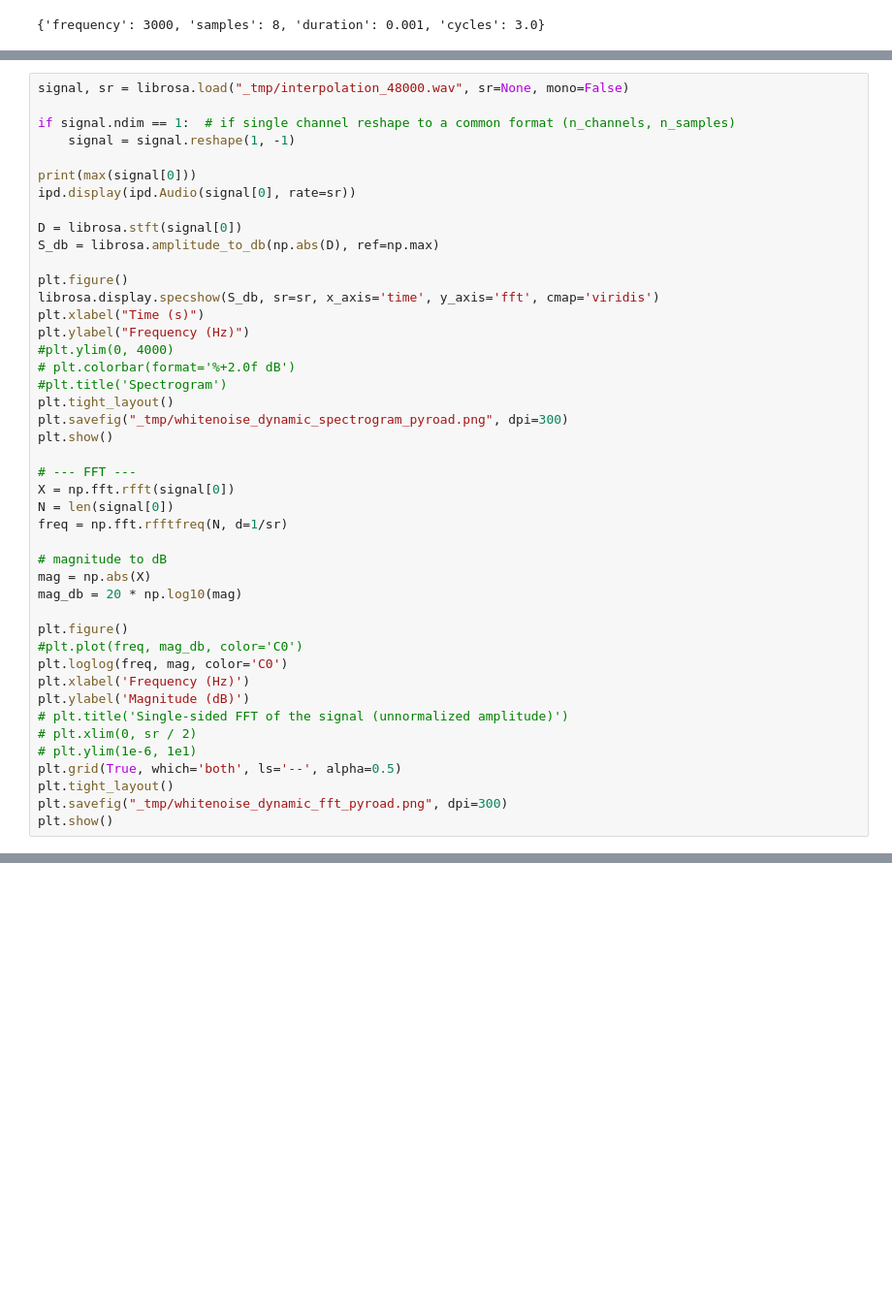
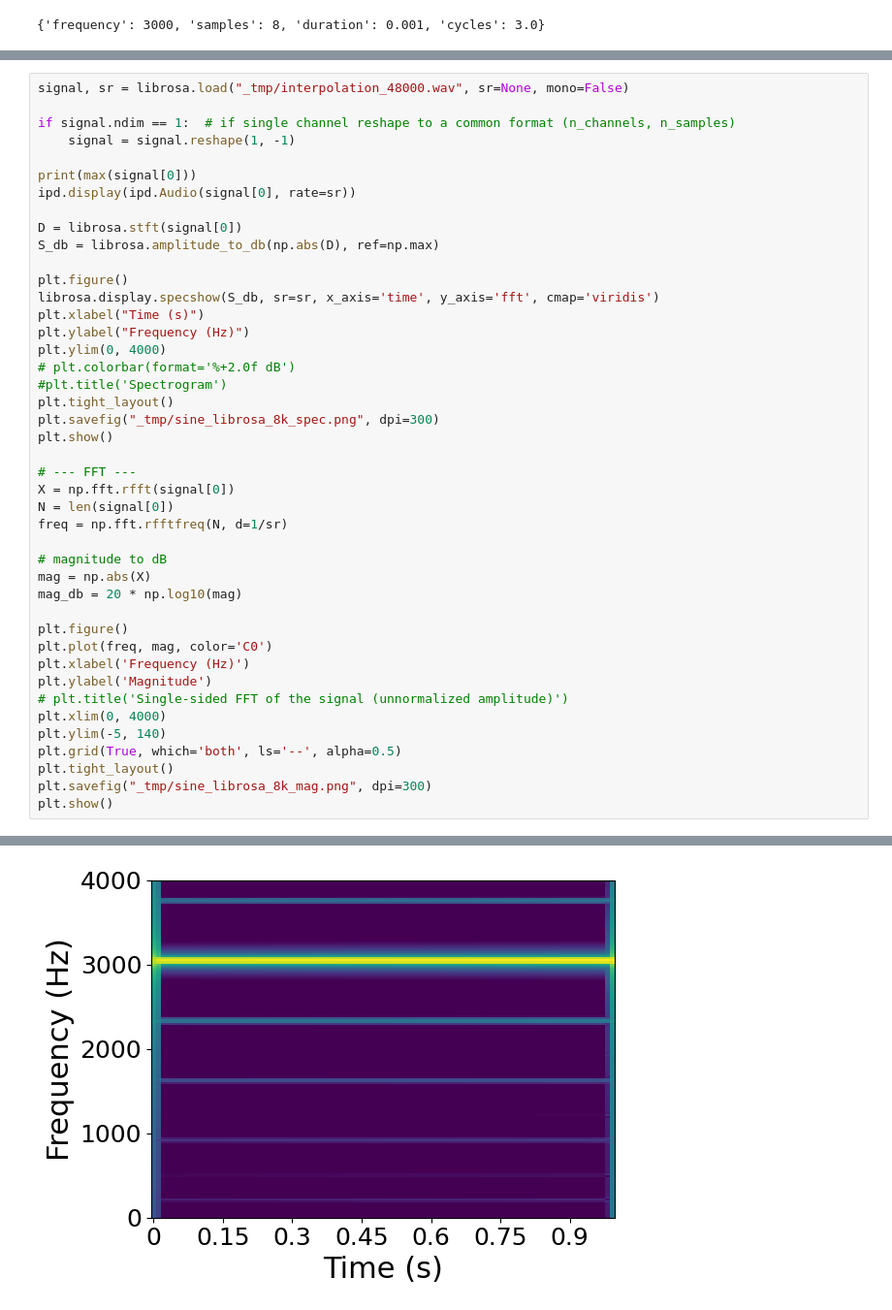
Before and after one commit to vlsi-nanocomputing/dynamic-sound, a Jupyter notebook: examples/time_interpolation.ipynb, the cells around one changed output, grey strips where cells are left out. Shown at 97% size. Drawn from its saved outputs; the diff is of its cells as text; blank space fills up the shorter version.

```diff
--- a/examples/time_interpolation.ipynb
+++ b/examples/time_interpolation.ipynb
@@ -327,11 +342,11 @@ plt.figure()
 librosa.display.specshow(S_db, sr=sr, x_axis='time', y_axis='fft', cmap='viridis')
 plt.xlabel("Time (s)")
 plt.ylabel("Frequency (Hz)")
-#plt.ylim(0, 4000)
+plt.ylim(0, 4000)
 # plt.colorbar(format='%+2.0f dB')
 #plt.title('Spectrogram')
 plt.tight_layout()
-plt.savefig("_tmp/whitenoise_dynamic_spectrogram_pyroad.png", dpi=300)
+plt.savefig("_tmp/sine_librosa_8k_spec.png", dpi=300)
 plt.show()
 
 # --- FFT ---
@@ -344,14 +359,14 @@ mag = np.abs(X)
 mag_db = 20 * np.log10(mag)
 
 plt.figure()
-#plt.plot(freq, mag_db, color='C0')
-plt.loglog(freq, mag, color='C0')
+plt.plot(freq, mag, color='C0')
 plt.xlabel('Frequency (Hz)')
-plt.ylabel('Magnitude (dB)')
+plt.ylabel('Magnitude')
 # plt.title('Single-sided FFT of the signal (unnormalized amplitude)')
-# plt.xlim(0, sr / 2)
-# plt.ylim(1e-6, 1e1)
+plt.xlim(0, 4000)
+plt.ylim(-5, 140)
 plt.grid(True, which='both', ls='--', alpha=0.5)
 plt.tight_layout()
-plt.savefig("_tmp/whitenoise_dynamic_fft_pyroad.png", dpi=300)
+plt.savefig("_tmp/sine_librosa_8k_mag.png", dpi=300)
 plt.show()
+# %% [output]
@@ -357,0 +375 @@ plt.show()
+[figure, added]
```
Also changed, not shown: parts of 6 cells of this notebook, 4 other files.
